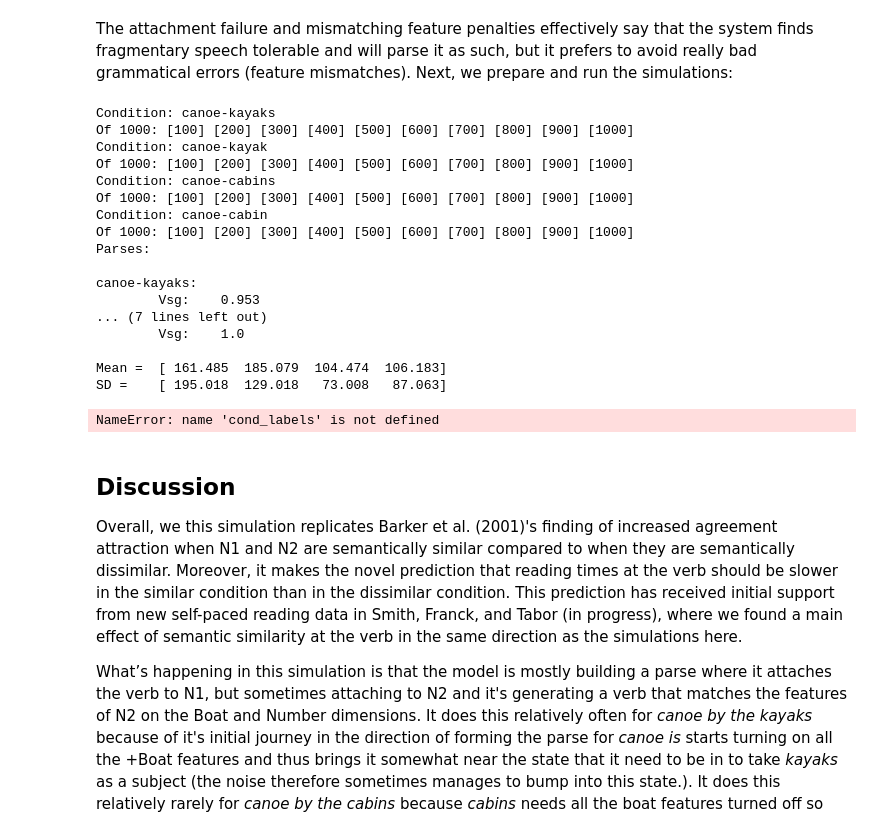
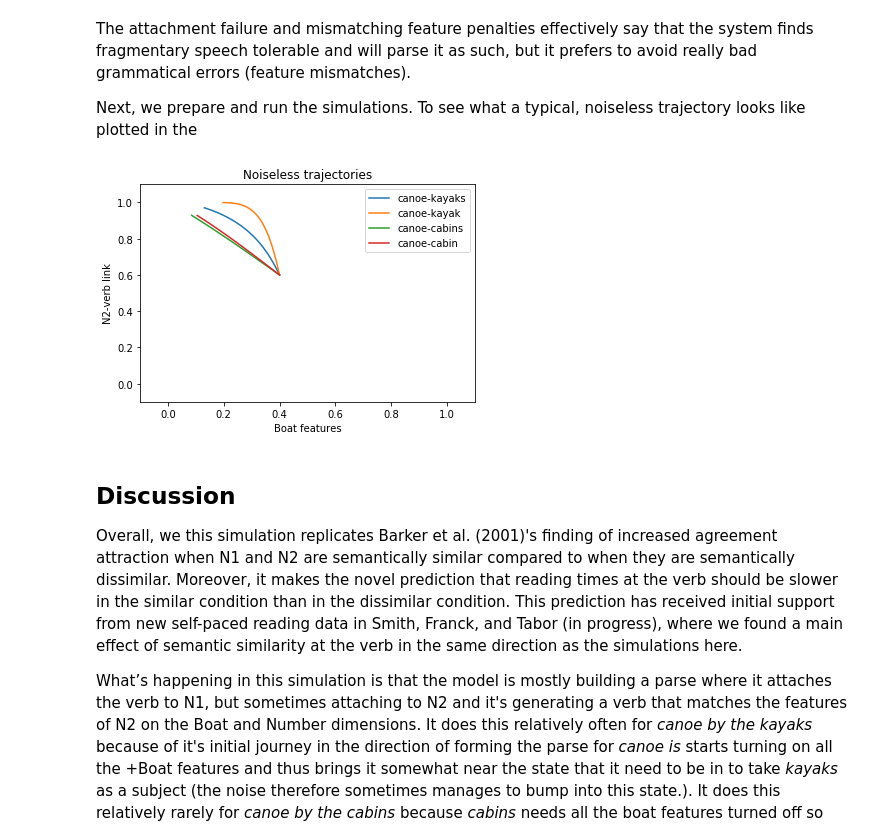
Before and after one commit to garrett-m-smith/SOParser, a Jupyter notebook: SmallDemos/EncodingInterference.ipynb, the cells around one changed output. Cells and saved outputs as stored; diff of their text form; code cells hidden in the pictures.

```diff
--- a/SmallDemos/EncodingInterference.ipynb
+++ b/SmallDemos/EncodingInterference.ipynb
@@ -56,7 +70,9 @@ harmony_vals = np.array([[       1,        1,        1,        1],
                          [      mf,       mf,       mf,       mf],
                          [      af,    af*mf,    af*mf, af*mf*mf]])
 # %% [markdown]
-The attachment failure and mismatching feature penalties effectively say that the system finds fragmentary speech tolerable and will parse it as such, but it prefers to avoid really bad grammatical errors (feature mismatches). Next, we prepare and run the simulations:
+The attachment failure and mismatching feature penalties effectively say that the system finds fragmentary speech tolerable and will parse it as such, but it prefers to avoid really bad grammatical errors (feature mismatches).
+
+Next, we prepare and run the simulations. To see what a typical, noiseless trajectory looks like plotted in the
 # %%
 import matplotlib.pyplot as plt
 import seaborn as sns
@@ -116,14 +132,15 @@ maxsteps = 1000
 tau = 0.01
 tol = 0.2
 noisemag = 0.05
-nruns = 1000
+nruns = 1
 
 # Running
 rts = np.zeros((nruns, ncond))
 parses = np.zeros((nruns, ncond))
 for cond in range(ncond):
-    print('\nCondition: {}'.format(condition_labels[cond]))
-    print('Of {}: '.format(nruns), end='')
+    if nruns is not 1:
+        print('\nCondition: {}'.format(condition_labels[cond]))
+        print('Of {}: '.format(nruns), end='')
     for run in range(nruns):
         if (run+1) % 100 == 0:
             print('[{}] '.format(run+1), end='')
@@ -146,53 +163,42 @@ for cond in range(ncond):
         xtrunc = x[~np.all(x == 0, axis=1)]
         rts[run, cond] = xtrunc.shape[0]  # Time is noun attraction time, not verb time (???)
         #parses[run, cond] = which_attr(xtrunc[-1,])
         parses[run, cond] = sg_pl(xtrunc[-1,])
     if nruns == 1:
+        # Plot just the boat-feature/N2-verb-link subspace
         plt.plot(xtrunc[:,ndim-1], xtrunc[:,0], label=condition_labels[cond])  # Boat-Attach
-        ftitle = 'Boat vs. Attachment'# Boat-Number
+        ftitle = 'Noiseless trajectories'# Boat-Number
 
 if nruns == 1:
     plt.ylim(-0.1, 1.1)
+    plt.ylabel('N2-verb link')
     plt.xlim(-0.1, 1.1)
+    plt.xlabel('Boat features')
     plt.legend()
     plt.title(ftitle)
     plt.show()
-    print(rts[0,])
+    #print(rts[0,])
 else:
     print('\nParses:\n')
     parse_labels = ['Vsg', 'Vpl', 'other']
     for cond in range(ncond):
         uniq, cts = np.unique(parses[:,cond], return_counts=True)
         print('{}:'.format(condition_labels[cond]))
+        print('\tParse:\tProportion of runs:')
+        print('\t{}'.format(''.join(['-']*27)))
         for u in range(len(uniq)):
             if cts[u] is not 0:
                 print('\t{}:\t{}'.format(parse_labels[u], cts[u]/nruns))
+    print('RTs:\t{}\t{}\t{}\t{}'.format(*condition_labels))
     print('\nMean =\t{}\nSD =\t{}'.format(np.mean(rts, axis=0), np.round(np.std(rts, axis=0), 3)))
     for cond in range(4):
         # Density plot of settling times
         sns.kdeplot(rts[:,cond], label=condition_labels[cond])
     plt.title('Density plot of times to settle to an attractor')
     plt.ylim(0, 0.025)
     plt.show()
 # %% [output]
-Condition: canoe-kayaks
-Of 1000: [100] [200] [300] [400] [500] [600] [700] [800] [900] [1000]
-Condition: canoe-kayak
-Of 1000: [100] [200] [300] [400] [500] [600] [700] [800] [900] [1000]
-Condition: canoe-cabins
-Of 1000: [100] [200] [300] [400] [500] [600] [700] [800] [900] [1000]
-Condition: canoe-cabin
-Of 1000: [100] [200] [300] [400] [500] [600] [700] [800] [900] [1000]
-Parses:
-
-canoe-kayaks:
-        Vsg:    0.953
-... (7 lines left out)
-        Vsg:    1.0
-
-Mean =  [ 161.485  185.079  104.474  106.183]
-SD =    [ 195.018  129.018   73.008   87.063]
-NameError: name 'cond_labels' is not defined
+[figure, added]
 # %% [markdown]
 ## Discussion
 Overall, we this simulation replicates Barker et al. (2001)'s finding of increased agreement attraction when N1 and N2 are semantically similar compared to when they are semantically dissimilar. Moreover, it makes the novel prediction that reading times at the verb should be slower in the similar condition than in the dissimilar condition. This prediction has received initial support from new self-paced reading data in Smith, Franck, and Tabor (in progress), where we found a main effect of semantic similarity at the verb in the same direction as the simulations here.
```
Also changed, not shown: parts of 2 cells of this notebook.
